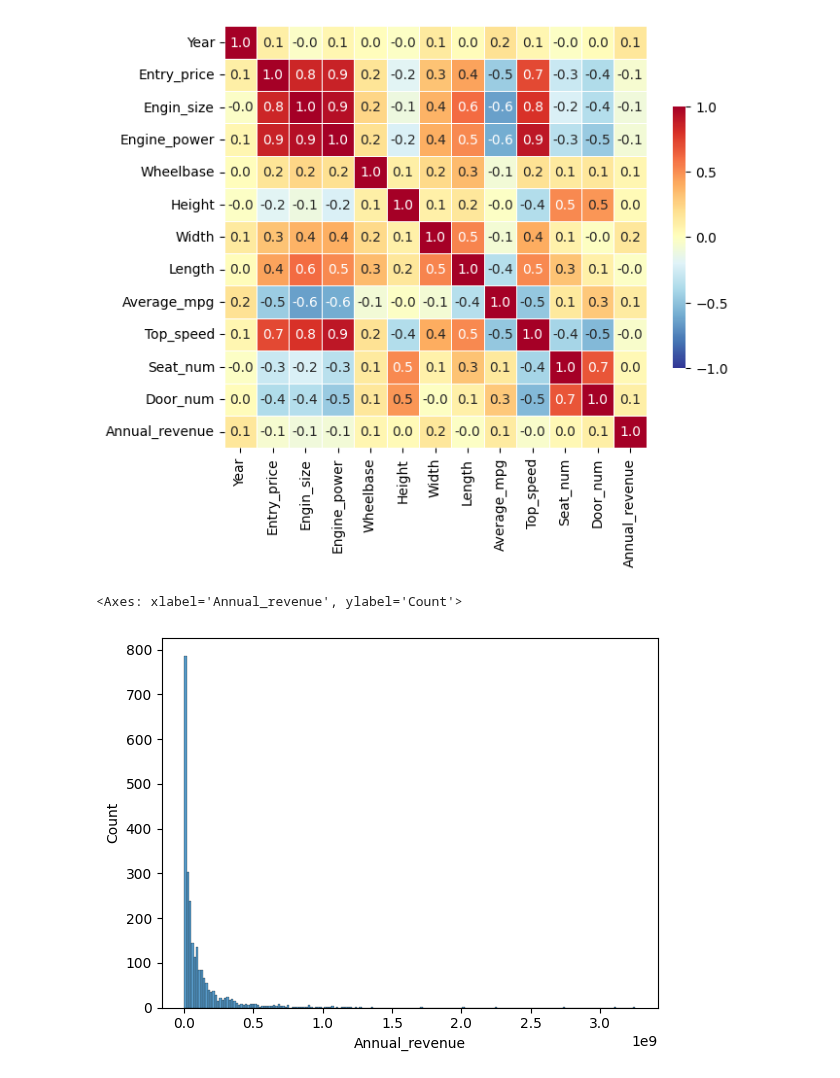
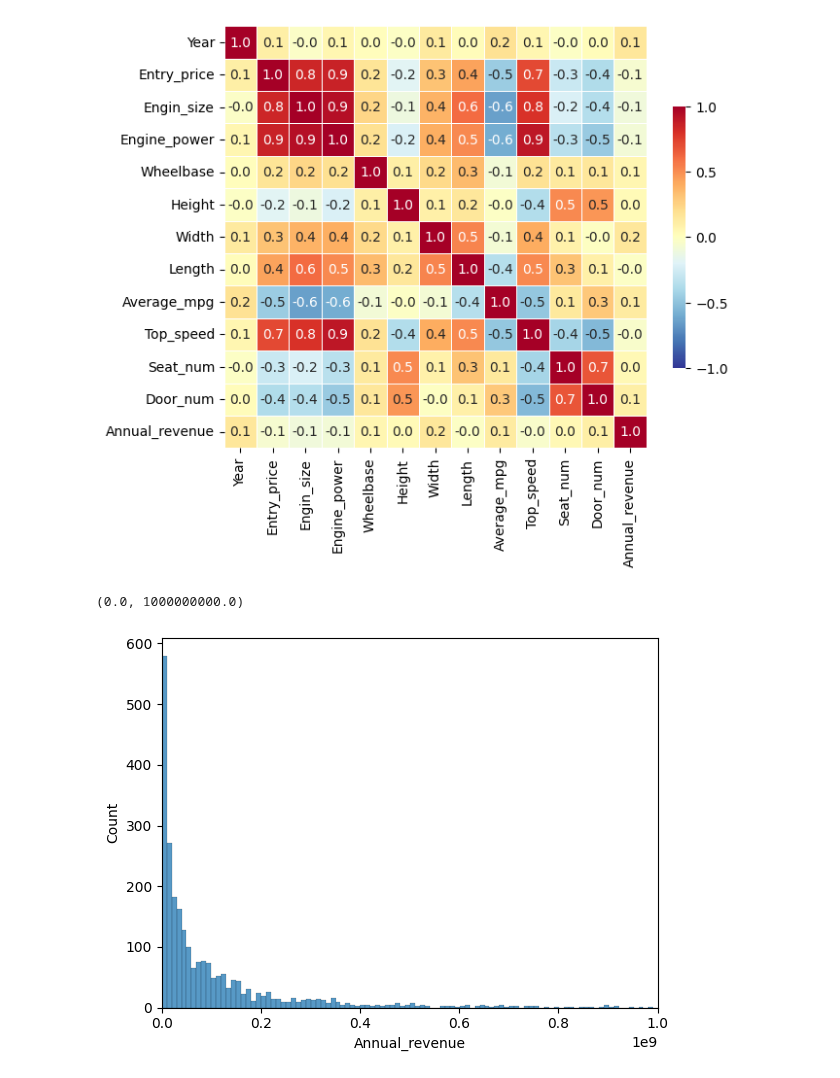
Before and after one commit to boostcampaitech7/level4-cv-finalproject-hackathon-cv-02-lv3, a Jupyter notebook: Surrogate/AutoML/Dongjin/0207_DVM_CAR_data/train_test_split.ipynb, the cells around one changed output. Cells and saved outputs as stored; diff of their text form; code cells hidden in the pictures.

```diff
--- a/Surrogate/AutoML/Dongjin/0207_DVM_CAR_data/train_test_split.ipynb
+++ b/Surrogate/AutoML/Dongjin/0207_DVM_CAR_data/train_test_split.ipynb
@@ -132,7 +132,8 @@ df_drop_anomal.to_csv('data/data_drop_anomal.csv', index=False)
 import seaborn as sns
 import matplotlib.pyplot as plt
 # %%
-sns.histplot(x="Annual_revenue", data=df)
+sns.histplot(x="Annual_revenue", data=df, binwidth=1e7)
+plt.xlim([0, 1e9])
 # %% [output]
-<Axes: xlabel='Annual_revenue', ylabel='Count'>
+(0.0, 1000000000.0)
-[figure, old version]
+[figure, new version]
```
Also changed, not shown: 9 other files.
